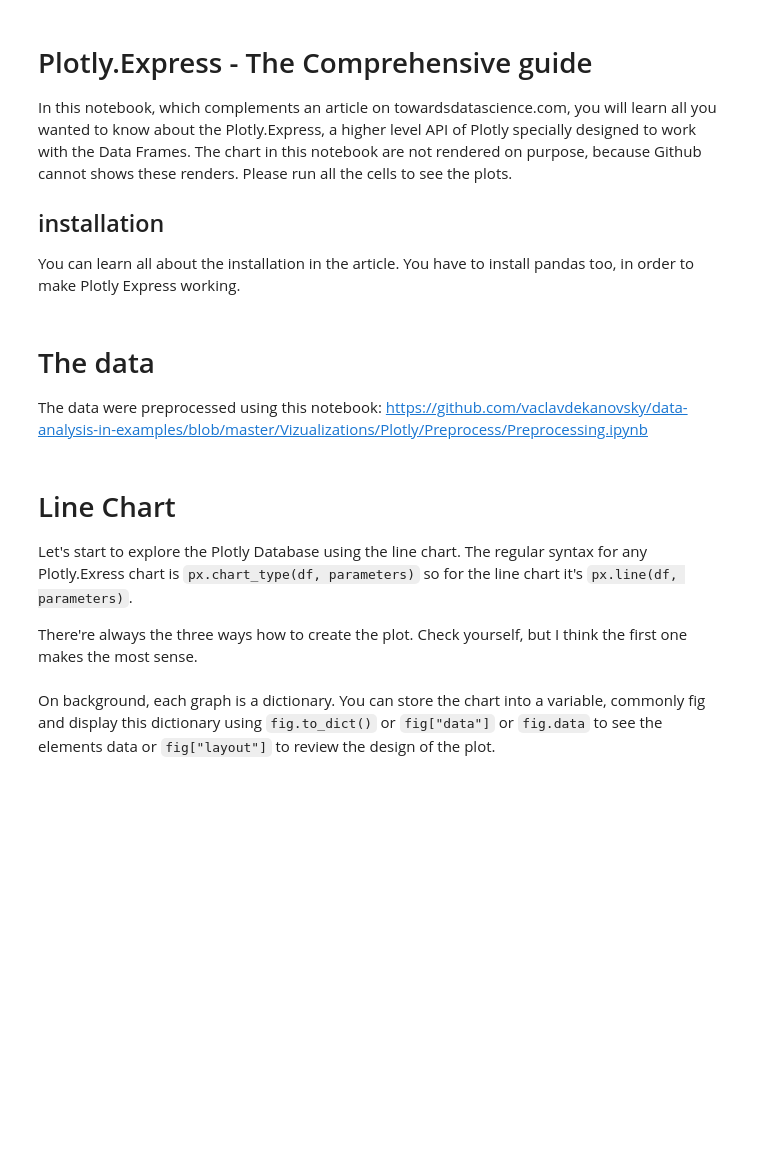
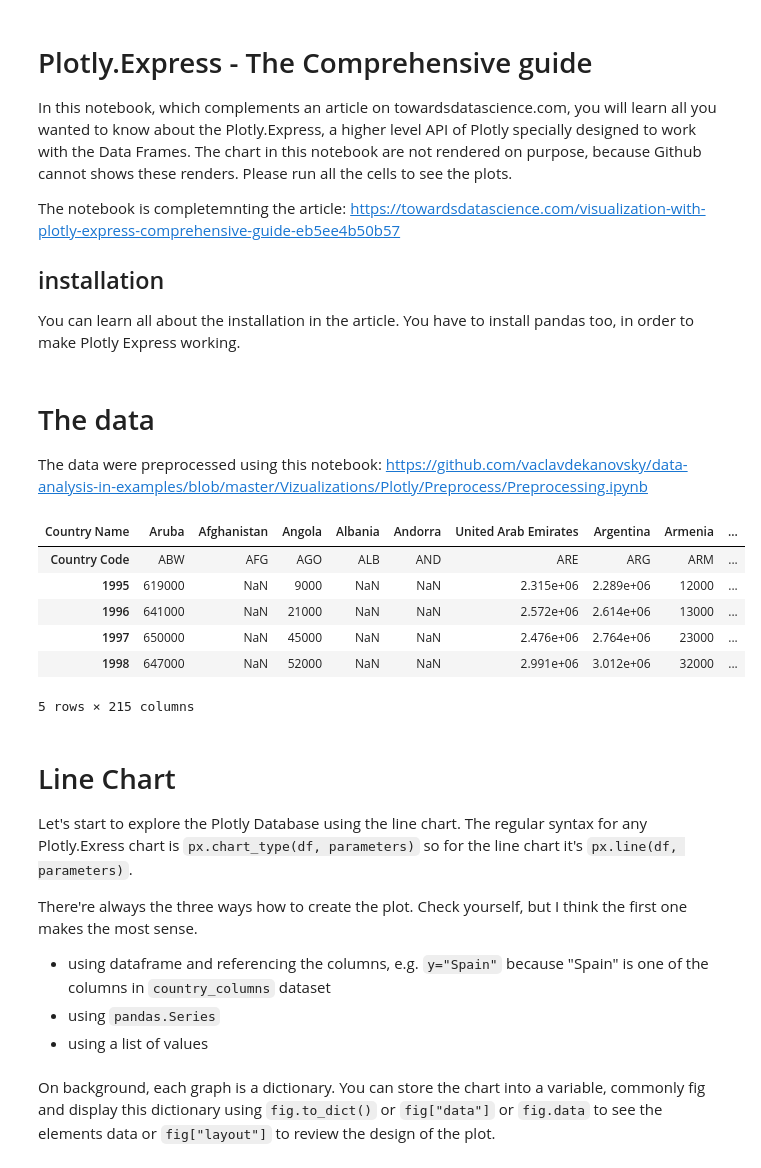
Before and after one commit to vaclavdekanovsky/data-analysis-in-examples, a Jupyter notebook: Vizualizations/Plotly/Comperhansive Guide/Plotly Express - Comprehensive Guide.ipynb, the cells around one changed output. Cells and saved outputs as stored; diff of their text form; code cells hidden in the pictures; blank space fills up the shorter version.

```diff
--- a/Vizualizations/Plotly/Comperhansive Guide/Plotly Express - Comprehensive Guide.ipynb
+++ b/Vizualizations/Plotly/Comperhansive Guide/Plotly Express - Comprehensive Guide.ipynb
@@ -2,6 +2,8 @@
 # Plotly.Express - The Comprehensive guide
 In this notebook, which complements an article on towardsdatascience.com, you will learn all you wanted to know about the Plotly.Express, a higher level API of Plotly specially designed to work with the Data Frames. The chart in this notebook are not rendered on purpose, because Github cannot shows these renders. Please run all the cells to see the plots.
 
+The notebook is completemnting the article: https://towardsdatascience.com/visualization-with-plotly-express-comprehensive-guide-eb5ee4b50b57
+
 ## installation
 You can learn all about the installation in the article. You have to install pandas too, in order to make Plotly Express working.
 # %%
@@ -18,8 +26,22 @@ rec = pd.read_pickle("rec.plk")
+# %%
+country_columns.head()
+# %% [output]
+| Country Name | Aruba | Afghanistan | Angola | Albania | Andorra | United Arab Emirates | Argentina | Armenia | ... |
+| Country Code | ABW | AFG | AGO | ALB | AND | ARE | ARG | ARM | ... |
+| 1995 | 619000 | NaN | 9000 | NaN | NaN | 2.315e+06 | 2.289e+06 | 12000 | ... |
+| 1996 | 641000 | NaN | 21000 | NaN | NaN | 2.572e+06 | 2.614e+06 | 13000 | ... |
+| 1997 | 650000 | NaN | 45000 | NaN | NaN | 2.476e+06 | 2.764e+06 | 23000 | ... |
+| 1998 | 647000 | NaN | 52000 | NaN | NaN | 2.991e+06 | 3.012e+06 | 32000 | ... |
+5 rows × 215 columns
 # %% [markdown]
 # Line Chart
 Let's start to explore the Plotly Database using the line chart. The regular syntax for any Plotly.Exress chart is `px.chart_type(df, parameters)` so for the line chart it's `px.line(df, parameters)`.
 
 There're always the three ways how to create the plot. Check yourself, but I think the first one makes the most sense.
+
+* using dataframe and referencing the columns, e.g. `y="Spain"` because "Spain" is one of the columns in `country_columns` dataset
+* using `pandas.Series`
+* using a list of values
 # %%
 """our dataset comes as a wide dataset with years as column. To turn the country names into the columns, we must set them as index and transpose the frame."""
 country_columns = year_columns.set_index("Country Name").T
```
Also changed, not shown: parts of 46 cells of this notebook.
